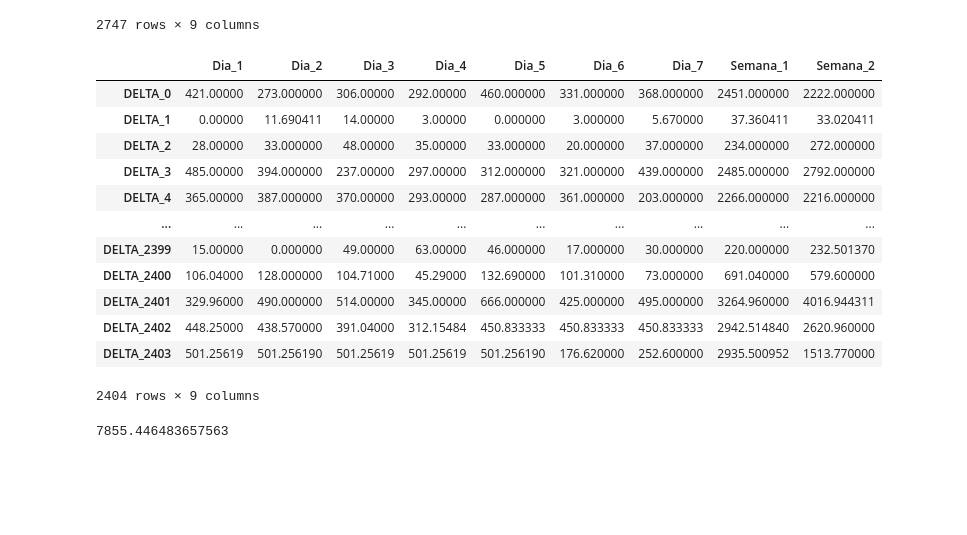
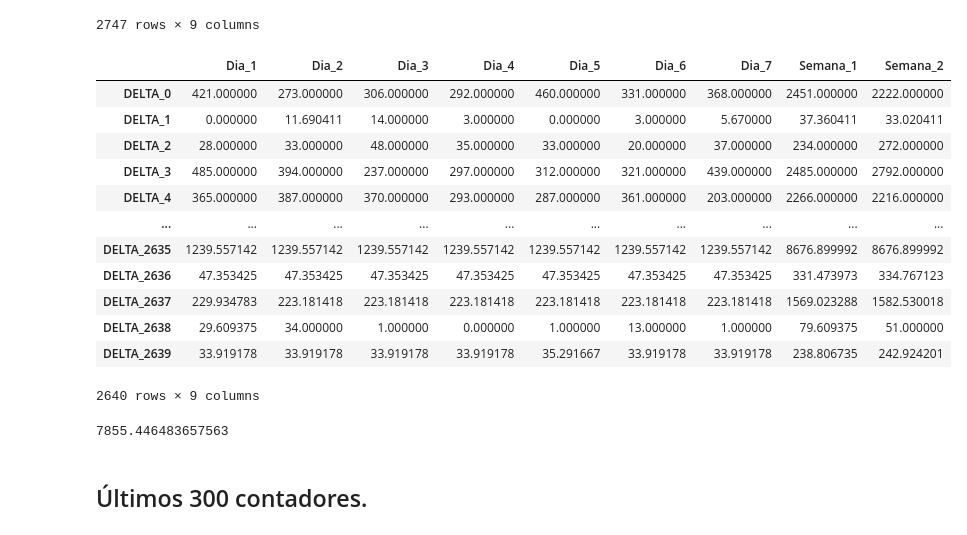
Before and after one commit to sgavela/water_footprint, a Jupyter notebook: exploration/ARIMA_todos_contadores_sin_outliers.ipynb, the cells around one changed output. Cells and saved outputs as stored; diff of their text form; code cells hidden in the pictures; blank space fills up the shorter version.

```diff
--- a/exploration/ARIMA_todos_contadores_sin_outliers.ipynb
+++ b/exploration/ARIMA_todos_contadores_sin_outliers.ipynb
@@ -197,21 +180,22 @@ test_3
 | DELTA_2756 | 438.500082 | 363.889917 | 444.643897 | 390.535651 | 428.618820 | 409.824931 | 408.652628 | 2884.665926 | 2812.730452 |
 2747 rows × 9 columns
 # %%
-test_3.head(2404)
+test_3 = test_3.head(2640)
+test_3
 # %% [output]
 |  | Dia_1 | Dia_2 | Dia_3 | Dia_4 | Dia_5 | Dia_6 | Dia_7 | Semana_1 | Semana_2 |
-| DELTA_0 | 421.00000 | 273.000000 | 306.00000 | 292.00000 | 460.000000 | 331.000000 | 368.000000 | 2451.000000 | 2222.000000 |
-| DELTA_1 | 0.00000 | 11.690411 | 14.00000 | 3.00000 | 0.000000 | 3.000000 | 5.670000 | 37.360411 | 33.020411 |
-| DELTA_2 | 28.00000 | 33.000000 | 48.00000 | 35.00000 | 33.000000 | 20.000000 | 37.000000 | 234.000000 | 272.000000 |
-| DELTA_3 | 485.00000 | 394.000000 | 237.00000 | 297.00000 | 312.000000 | 321.000000 | 439.000000 | 2485.000000 | 2792.000000 |
-| DELTA_4 | 365.00000 | 387.000000 | 370.00000 | 293.00000 | 287.000000 | 361.000000 | 203.000000 | 2266.000000 | 2216.000000 |
+| DELTA_0 | 421.000000 | 273.000000 | 306.000000 | 292.000000 | 460.000000 | 331.000000 | 368.000000 | 2451.000000 | 2222.000000 |
+| DELTA_1 | 0.000000 | 11.690411 | 14.000000 | 3.000000 | 0.000000 | 3.000000 | 5.670000 | 37.360411 | 33.020411 |
+| DELTA_2 | 28.000000 | 33.000000 | 48.000000 | 35.000000 | 33.000000 | 20.000000 | 37.000000 | 234.000000 | 272.000000 |
+| DELTA_3 | 485.000000 | 394.000000 | 237.000000 | 297.000000 | 312.000000 | 321.000000 | 439.000000 | 2485.000000 | 2792.000000 |
+| DELTA_4 | 365.000000 | 387.000000 | 370.000000 | 293.000000 | 287.000000 | 361.000000 | 203.000000 | 2266.000000 | 2216.000000 |
 | ... | ... | ... | ... | ... | ... | ... | ... | ... | ... |
-| DELTA_2399 | 15.00000 | 0.000000 | 49.00000 | 63.00000 | 46.000000 | 17.000000 | 30.000000 | 220.000000 | 232.501370 |
-| DELTA_2400 | 106.04000 | 128.000000 | 104.71000 | 45.29000 | 132.690000 | 101.310000 | 73.000000 | 691.040000 | 579.600000 |
-| DELTA_2401 | 329.96000 | 490.000000 | 514.00000 | 345.00000 | 666.000000 | 425.000000 | 495.000000 | 3264.960000 | 4016.944311 |
-| DELTA_2402 | 448.25000 | 438.570000 | 391.04000 | 312.15484 | 450.833333 | 450.833333 | 450.833333 | 2942.514840 | 2620.960000 |
-| DELTA_2403 | 501.25619 | 501.256190 | 501.25619 | 501.25619 | 501.256190 | 176.620000 | 252.600000 | 2935.500952 | 1513.770000 |
+| DELTA_2635 | 1239.557142 | 1239.557142 | 1239.557142 | 1239.557142 | 1239.557142 | 1239.557142 | 1239.557142 | 8676.899992 | 8676.899992 |
+| DELTA_2636 | 47.353425 | 47.353425 | 47.353425 | 47.353425 | 47.353425 | 47.353425 | 47.353425 | 331.473973 | 334.767123 |
+| DELTA_2637 | 229.934783 | 223.181418 | 223.181418 | 223.181418 | 223.181418 | 223.181418 | 223.181418 | 1569.023288 | 1582.530018 |
+| DELTA_2638 | 29.609375 | 34.000000 | 1.000000 | 0.000000 | 1.000000 | 13.000000 | 1.000000 | 79.609375 | 51.000000 |
+| DELTA_2639 | 33.919178 | 33.919178 | 33.919178 | 33.919178 | 35.291667 | 33.919178 | 33.919178 | 238.806735 | 242.924201 |
-2404 rows × 9 columns
+2640 rows × 9 columns
 # %%
 def compute_error(pred, real):
     daily_rmses = []
@@ -233,3 +217,5 @@ def compute_error(pred, real):
 compute_error(results_df, test_3)
 # %% [output]
 7855.446483657563
+# %% [markdown]
+## Últimos 300 contadores.
```
Also changed, not shown: parts of 13 cells of this notebook.
